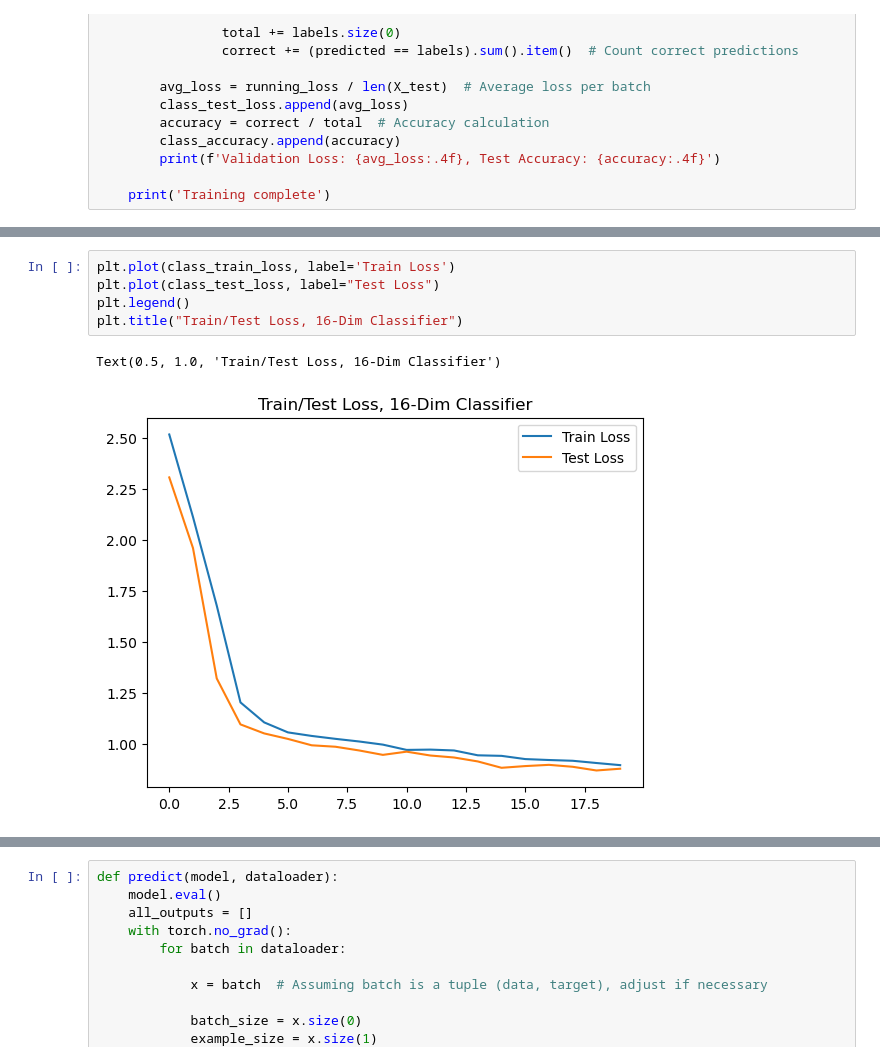
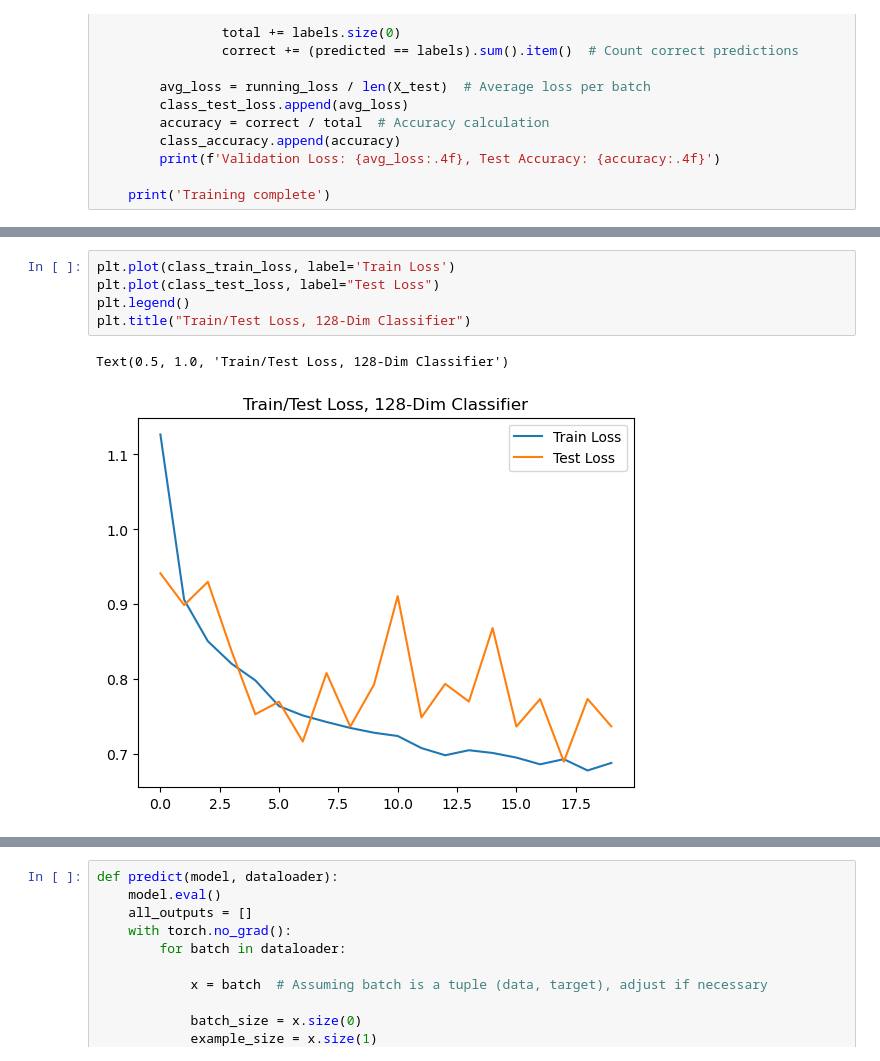
Before and after one commit to johnymeng/gait-project, a Jupyter notebook: VAE+RNN/pretrained_models/latent_classifier/128_latent_layer_classifier.ipynb, the cells around one changed output, grey strips where cells are left out. Saved outputs shown, nothing was run; the diff lists cells and outputs as text.

```diff
--- a/VAE+RNN/pretrained_models/latent_classifier/128_latent_layer_classifier.ipynb
+++ b/VAE+RNN/pretrained_models/latent_classifier/128_latent_layer_classifier.ipynb
@@ -978,10 +1033,10 @@ Training complete
 # %%
 plt.plot(class_train_loss, label='Train Loss')
 plt.plot(class_test_loss, label="Test Loss")
 plt.legend()
-plt.title("Train/Test Loss, 16-Dim Classifier")
+plt.title("Train/Test Loss, 128-Dim Classifier")
 # %% [output]
-Text(0.5, 1.0, 'Train/Test Loss, 16-Dim Classifier')
+Text(0.5, 1.0, 'Train/Test Loss, 128-Dim Classifier')
-[figure, old version]
+[figure, new version]
 # %%
 plt.plot(class_accuracy)
```
Also changed, not shown: parts of 10 cells of this notebook, 35 other files.
